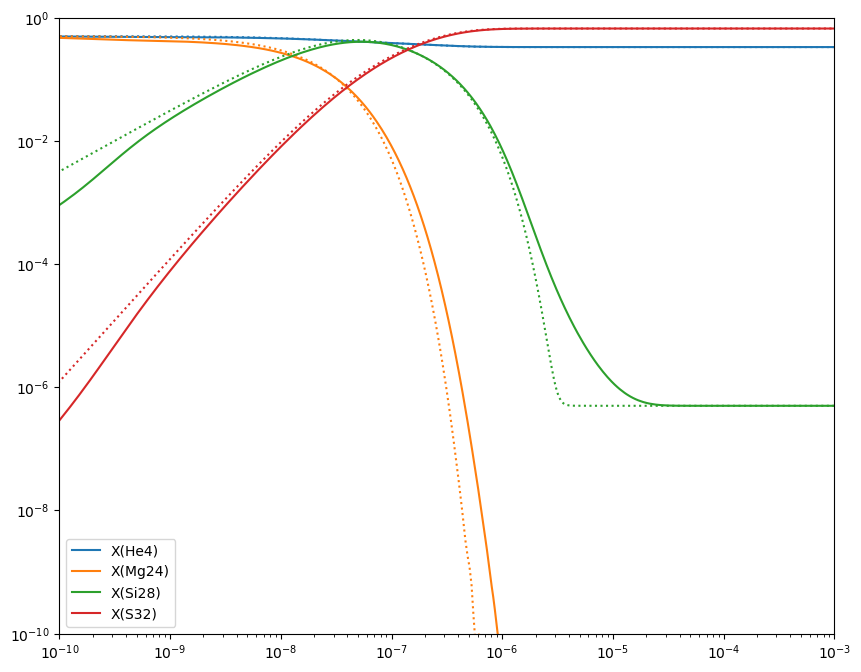
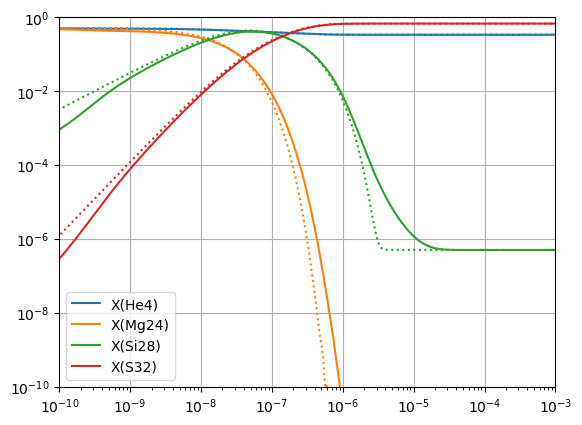
Code edit (unified diff) that turned the first committed figure into the second:
--- before
+++ after
@@ -15,4 +15,3 @@
 ax.set_xlim(1.e-10, 1.e-3)
 ax.set_ylim(1.e-10, 1)
-
-fig.set_size_inches((10, 8))
+ax.grid()

Commit: more updates